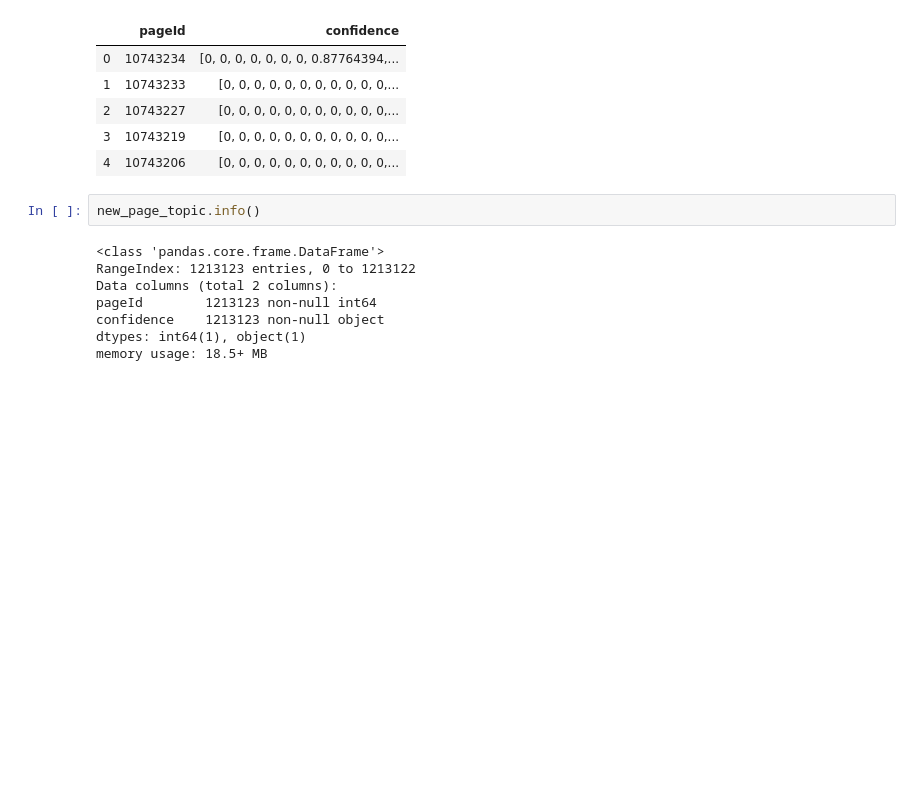
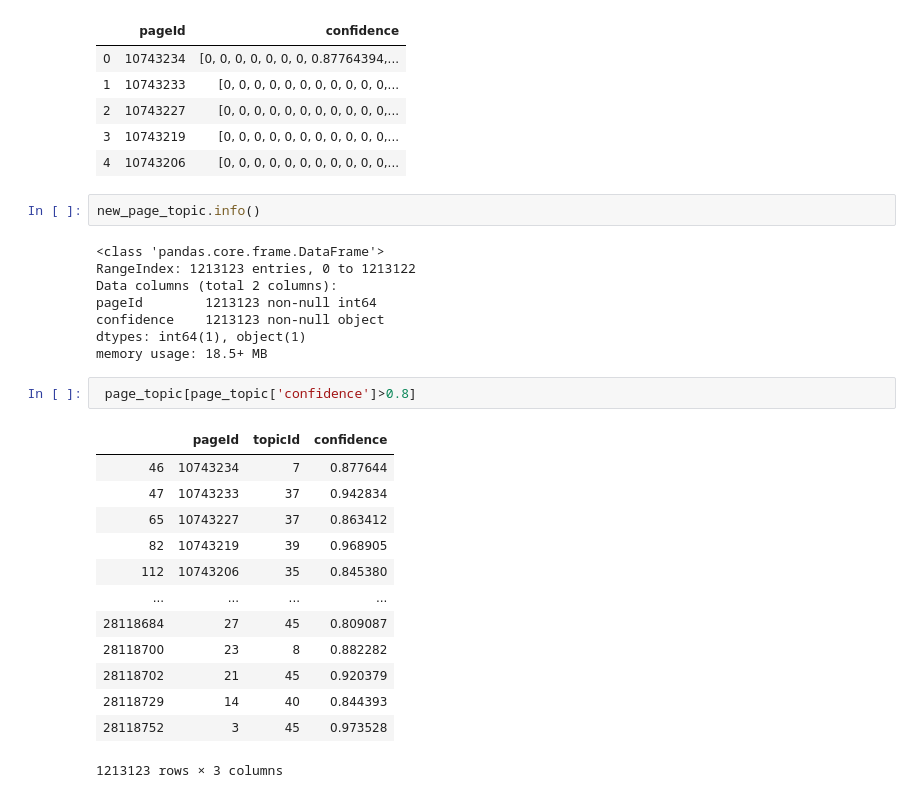
Before and after one commit to sajjad-yazdanparast/data-days, a Jupyter notebook: main.ipynb, the cells around one changed output. Drawn from its saved outputs; the diff is of its cells as text; blank space fills up the shorter version.

```diff
--- a/main.ipynb
+++ b/main.ipynb
@@ -160,3 +245,19 @@ pageId        1213123 non-null int64
 confidence    1213123 non-null object
 dtypes: int64(1), object(1)
 memory usage: 18.5+ MB
+# %%
+ page_topic[page_topic['confidence']>0.8]
+# %% [output]
+|  | pageId | topicId | confidence |
+| 46 | 10743234 | 7 | 0.877644 |
+| 47 | 10743233 | 37 | 0.942834 |
+| 65 | 10743227 | 37 | 0.863412 |
+| 82 | 10743219 | 39 | 0.968905 |
+| 112 | 10743206 | 35 | 0.845380 |
+| ... | ... | ... | ... |
+| 28118684 | 27 | 45 | 0.809087 |
+| 28118700 | 23 | 8 | 0.882282 |
+| 28118702 | 21 | 45 | 0.920379 |
+| 28118729 | 14 | 40 | 0.844393 |
+| 28118752 | 3 | 45 | 0.973528 |
+1213123 rows × 3 columns
```
Also changed, not shown: parts of 22 cells of this notebook.
